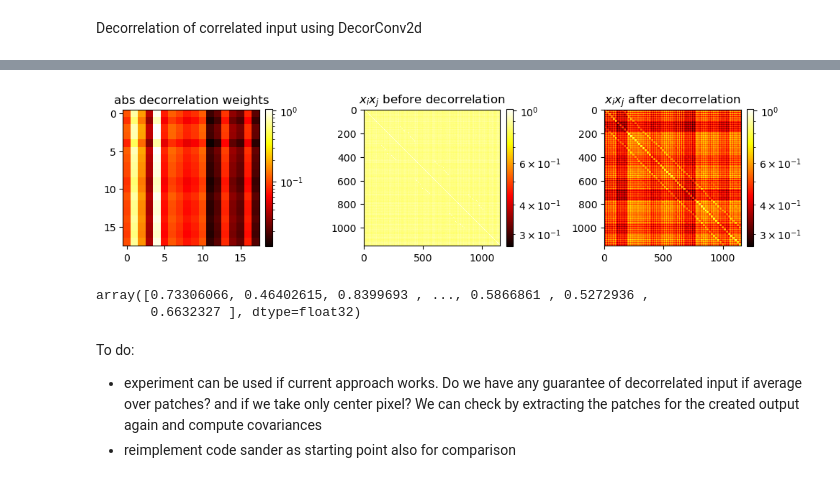
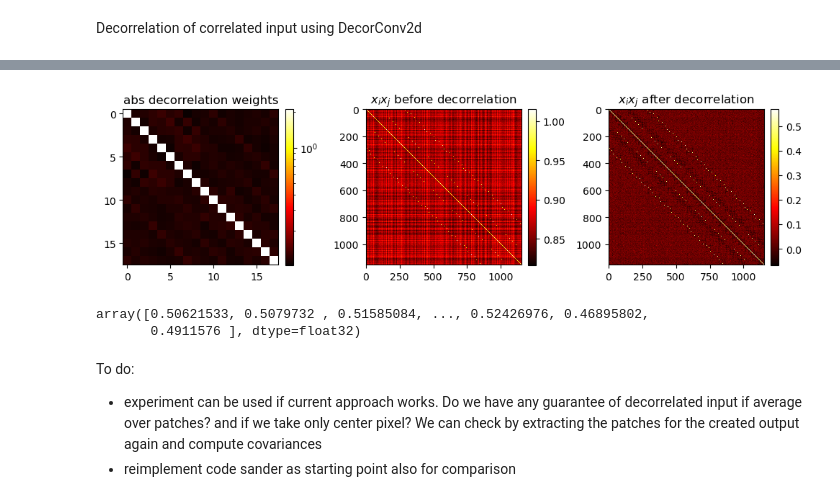
Before and after one commit to artcogsys/decorbp, a Jupyter notebook: examples/decorrelation_analysis.ipynb, the cells around one changed output, grey strips where cells are left out. Drawn from its saved outputs; the diff is of its cells as text; code cells hidden in the pictures.

```diff
--- a/examples/decorrelation_analysis.ipynb
+++ b/examples/decorrelation_analysis.ipynb
@@ -114,7 +114,7 @@ kernel_size=(3,3)
 num_samples=1000
 num_epochs=1000
 seed=42
-lr=1e-3 # huge loss spike at 1e-3
+lr=1e-2 # huge loss spike at 1e-3
 downsample_perc=0.1
 
 num_features=in_channels*height*width
@@ -165,30 +165,30 @@ iteration 999   loss: 1.984
 # %%
 import matplotlib
 plt.figure(figsize=(10,4))
 plt.subplot(1,3,1)
 min = np.min(np.abs(model.weight.numpy().flatten()))
 max = np.max(np.abs(model.weight.numpy().flatten()))
 plt.imshow(np.abs(model.weight), cmap=plt.get_cmap('hot'), interpolation='nearest', norm=matplotlib.colors.LogNorm(vmin=min, vmax=max))
 plt.title('abs decorrelation weights')
 plt.colorbar(fraction=0.046, pad=0.04)
 plt.subplot(1,3,2)
 min = np.min(np.stack([A1.numpy().flatten(), A2.numpy().flatten()]))
 max = np.max(np.stack([A1.numpy().flatten(), A2.numpy().flatten()]))
-plt.imshow(A1, cmap=plt.get_cmap('hot'), interpolation='nearest', norm=matplotlib.colors.LogNorm(vmin=min, vmax=max))
+plt.imshow(A1, cmap=plt.get_cmap('hot'), interpolation='nearest') #, norm=matplotlib.colors.LogNorm(vmin=min, vmax=max))
 plt.title('$x_i x_j$ before decorrelation')
 plt.colorbar(fraction=0.046, pad=0.04)
 plt.subplot(1,3,3)
-plt.imshow(A2, cmap=plt.get_cmap('hot'), interpolation='nearest', norm=matplotlib.colors.LogNorm(vmin=min, vmax=max))
+plt.imshow(A2, cmap=plt.get_cmap('hot'), interpolation='nearest') #, norm=matplotlib.colors.LogNorm(vmin=min, vmax=max))
 plt.title('$x_i x_j$ after decorrelation')
 plt.colorbar(fraction=0.046, pad=0.04)
 plt.tight_layout()
 # %% [output]
-[figure, old version]
+[figure, new version]
 # %%
 np.diag(A2)
 # %% [output]
-array([0.73306066, 0.46402615, 0.8399693 , ..., 0.5866861 , 0.5272936 ,
-       0.6632327 ], dtype=float32)
+array([0.50621533, 0.5079732 , 0.51585084, ..., 0.52426976, 0.46895802,
+       0.4911576 ], dtype=float32)
 # %% [markdown]
 To do:
 - experiment can be used if current approach works. Do we have any guarantee of decorrelated input if average over patches? and if we take only center pixel? We can check by extracting the patches for the created output again and compute covariances
```
Also changed, not shown: parts of 3 cells of this notebook, 1 other file.
